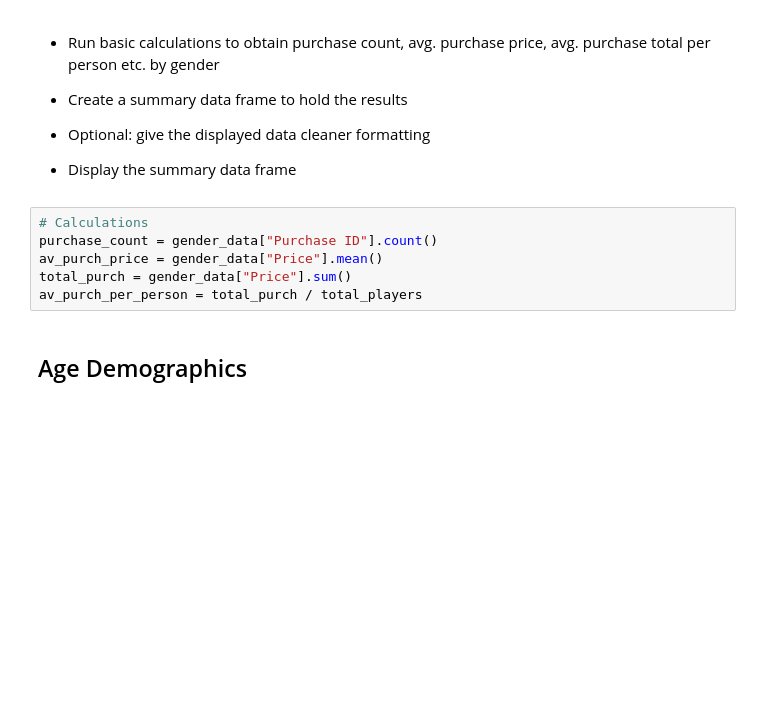
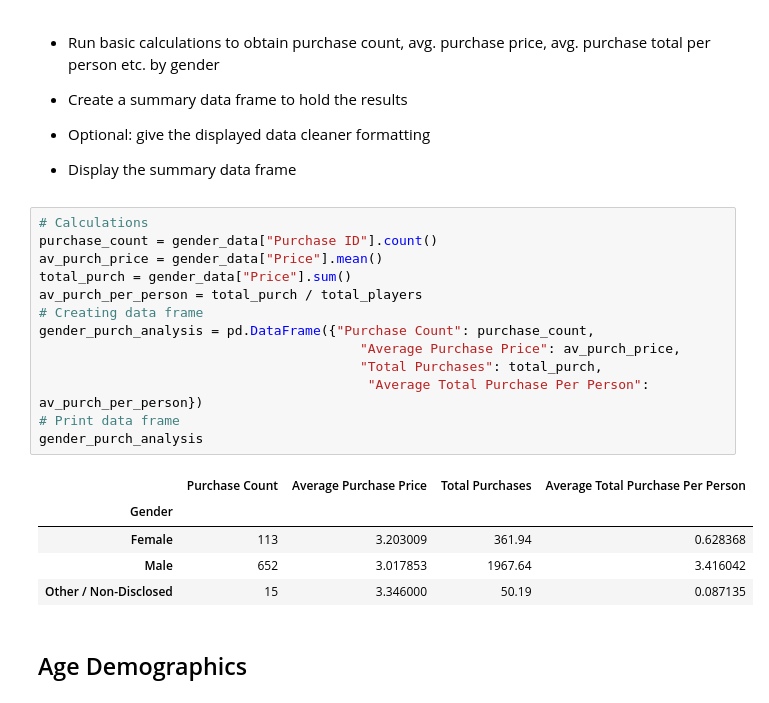
Before and after one commit to tatianafrattale/pandas-challenge, a Jupyter notebook: HeroesOfPymoli/HeroesOfPymoli_starter.ipynb, the cells around one changed output. Saved outputs shown, nothing was run; the diff lists cells and outputs as text; blank space fills up the shorter version.

Commit message:
creating gender purch analysis data frame

```diff
--- a/HeroesOfPymoli/HeroesOfPymoli_starter.ipynb
+++ b/HeroesOfPymoli/HeroesOfPymoli_starter.ipynb
@@ -134,9 +135,22 @@ gender_demo_df
 # %%
 # Calculations
 purchase_count = gender_data["Purchase ID"].count()
 av_purch_price = gender_data["Price"].mean()
 total_purch = gender_data["Price"].sum()
 av_purch_per_person = total_purch / total_players
+# Creating data frame
+gender_purch_analysis = pd.DataFrame({"Purchase Count": purchase_count,
+                                         "Average Purchase Price": av_purch_price,
+                                         "Total Purchases": total_purch,
+                                          "Average Total Purchase Per Person": av_purch_per_person})
+# Print data frame
+gender_purch_analysis
+# %% [output]
+|  | Purchase Count | Average Purchase Price | Total Purchases | Average Total Purchase Per Person |
+| Gender |  |  |  |  |
+| Female | 113 | 3.203009 | 361.94 | 0.628368 |
+| Male | 652 | 3.017853 | 1967.64 | 3.416042 |
+| Other / Non-Disclosed | 15 | 3.346000 | 50.19 | 0.087135 |
 # %% [markdown]
 ## Age Demographics
 # %% [markdown]
```
Also changed, not shown: parts of 1 cell of this notebook.
